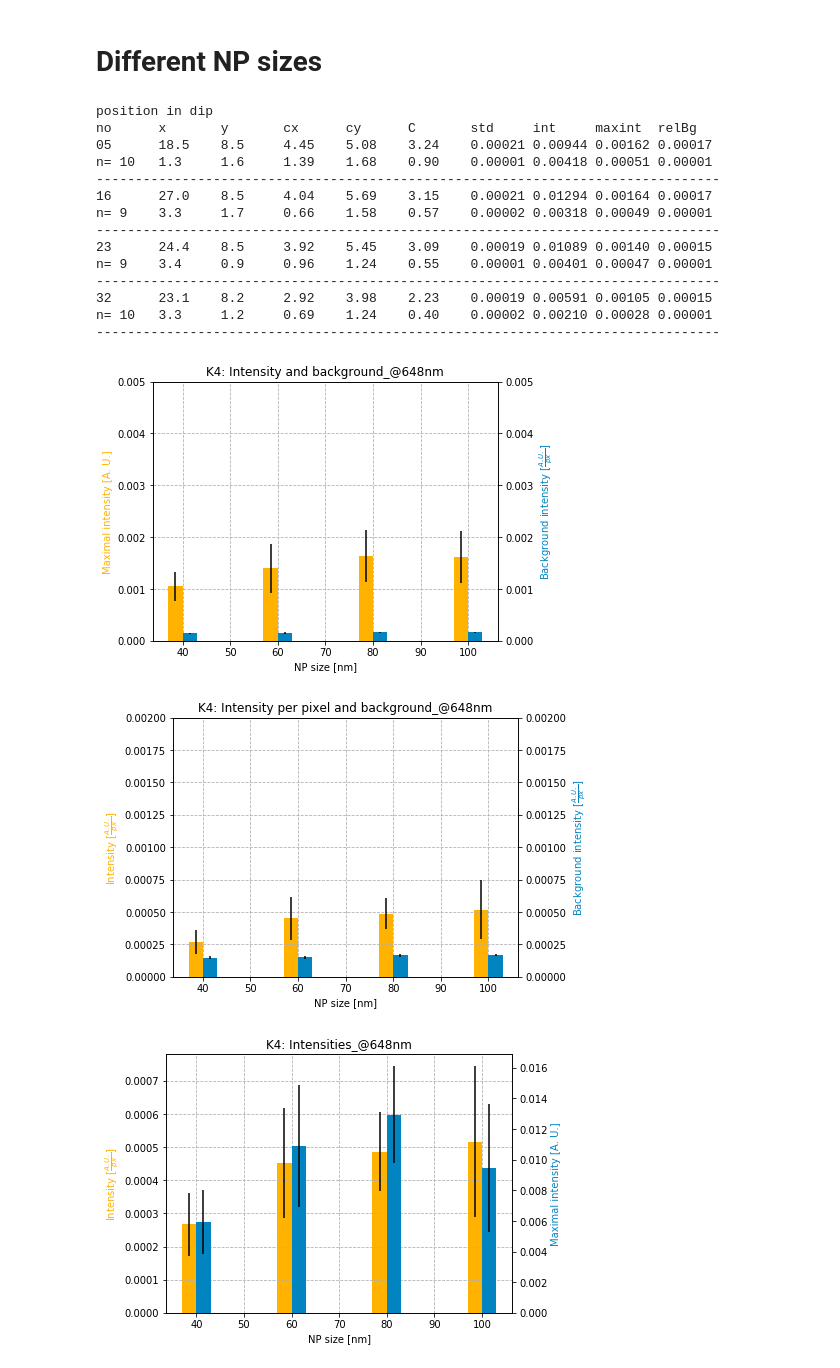
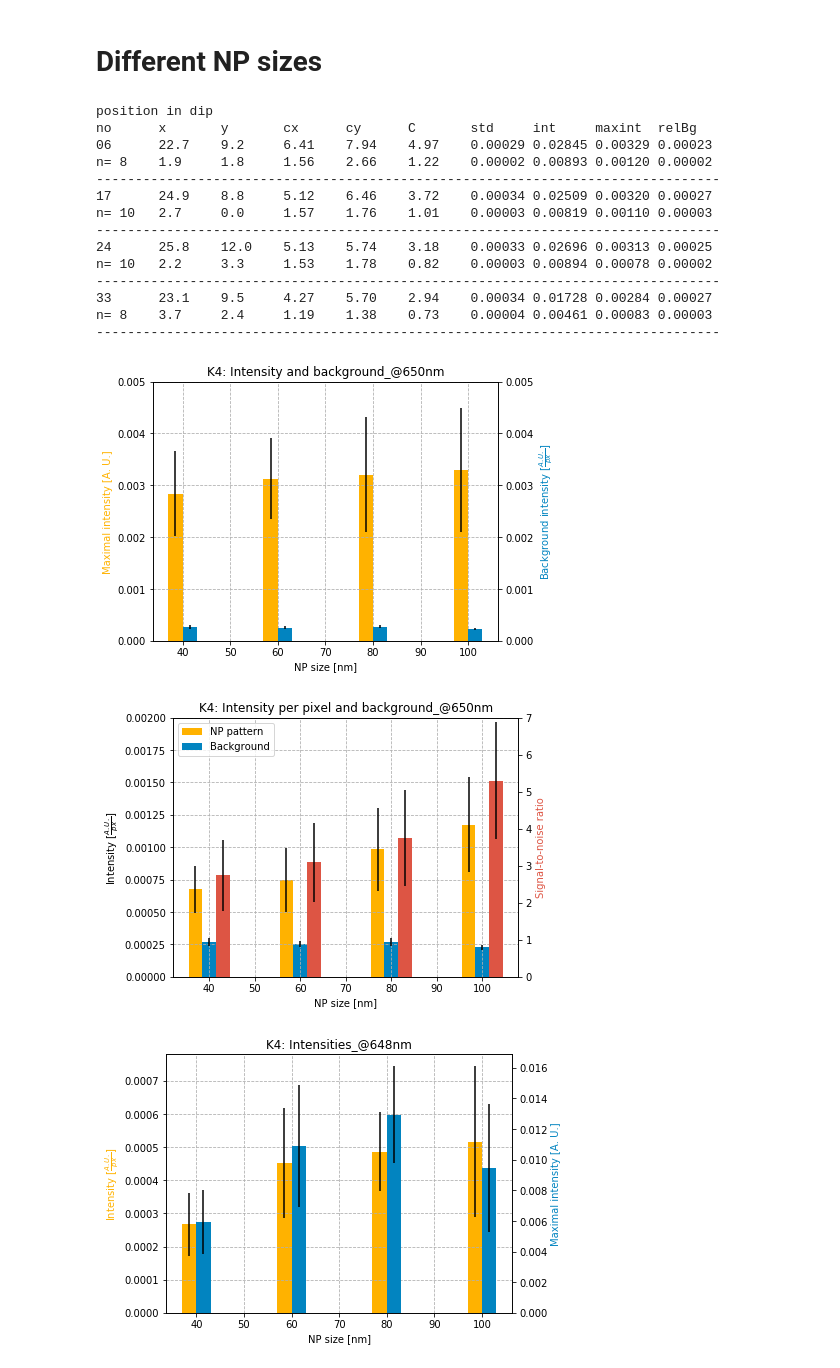
Before and after one commit to Yennda/spr_microscopy, a Jupyter notebook: jup_np_K4.ipynb, the cells around one changed output. Cells and saved outputs as stored; diff of their text form; code cells hidden in the pictures.

```diff
--- a/jup_np_K4.ipynb
+++ b/jup_np_K4.ipynb
@@ -296,10 +296,10 @@ fig.savefig(folder+'plots/'+title.lower()+'_'+name+'.png' , dpi=300,  bbox_inche
 # %% [markdown]
 # Different NP sizes
 # %%
-wl=648
-nm=[5 ,16, 23, 32]
-# wl=650
-# nm=[6, 17, 24, 33]
+# wl=648
+# nm=[5 ,16, 23, 32]
+wl=650
+nm=[6, 17, 24, 33]
 
 files=[folder+'raw_{:02.0f}_1'.format(f) for f in nm]
 # files+=[folder+'meas_diff_02_1',
@@ -307,11 +307,19 @@ files=[folder+'raw_{:02.0f}_1'.format(f) for f in nm]
 print('position in dip')
 data=[]
 data_std=[]
-
+data_stnr=[]
+data_stnr_std=[]
 
 print('no\tx\ty\tcx\tcy\tC\tstd\tint\tmaxint\trelBg')
 for file in files:
     info=na.readinfo(file)
+
+    stnr=[]
+    for row in info:
+        stnr.append(row[6]/(row[0]*row[1]/2.93**2)/row[8])
+    data_stnr.append(np.average(stnr))
+    data_stnr_std.append(np.std(stnr))
+
     info_stat=na.statistics(info)
     data.append(info_stat[0])
     data_std.append(info_stat[1])
@@ -322,17 +330,17 @@ for file in files:
 # %% [output]
 position in dip
 no      x       y       cx      cy      C       std     int     maxint  relBg
-05      18.5    8.5     4.45    5.08    3.24    0.00021 0.00944 0.00162 0.00017
-n= 10   1.3     1.6     1.39    1.68    0.90    0.00001 0.00418 0.00051 0.00001
+06      22.7    9.2     6.41    7.94    4.97    0.00029 0.02845 0.00329 0.00023
+n= 8    1.9     1.8     1.56    2.66    1.22    0.00002 0.00893 0.00120 0.00002
 --------------------------------------------------------------------------------
-16      27.0    8.5     4.04    5.69    3.15    0.00021 0.01294 0.00164 0.00017
-n= 9    3.3     1.7     0.66    1.58    0.57    0.00002 0.00318 0.00049 0.00001
+17      24.9    8.8     5.12    6.46    3.72    0.00034 0.02509 0.00320 0.00027
+n= 10   2.7     0.0     1.57    1.76    1.01    0.00003 0.00819 0.00110 0.00003
 --------------------------------------------------------------------------------
-23      24.4    8.5     3.92    5.45    3.09    0.00019 0.01089 0.00140 0.00015
-n= 9    3.4     0.9     0.96    1.24    0.55    0.00001 0.00401 0.00047 0.00001
+24      25.8    12.0    5.13    5.74    3.18    0.00033 0.02696 0.00313 0.00025
+n= 10   2.2     3.3     1.53    1.78    0.82    0.00003 0.00894 0.00078 0.00002
 --------------------------------------------------------------------------------
-32      23.1    8.2     2.92    3.98    2.23    0.00019 0.00591 0.00105 0.00015
-n= 10   3.3     1.2     0.69    1.24    0.40    0.00002 0.00210 0.00028 0.00001
+33      23.1    9.5     4.27    5.70    2.94    0.00034 0.01728 0.00284 0.00027
+n= 8    3.7     2.4     1.19    1.38    0.73    0.00004 0.00461 0.00083 0.00003
 --------------------------------------------------------------------------------
 # %%
 nps=[100, 80, 60, 40]
@@ -364,41 +372,45 @@ axes.bar([s-w/2 for s in nps], data1, w, yerr=data1_std, color=yellow, label='x'
 axesI.bar([s+w/2 for s in nps], data2, w, yerr=data2_std, color=blue,label='y')
 fig.savefig(folder+'plots/'+title.replace(' ', '_').lower()+'_'+name+'.png' , dpi=300,  bbox_inches='tight')
 # %% [output]
-[figure, old version]
+[figure, new version]
 # %%
 nps=[100, 80, 60, 40]
 data1=[d[6] for d in data]
 data1_std=[d[6] for d in data_std]
 data2=[d[8] for d in data]
 data2_std=[d[8] for d in data_std]
 area=[d[0]*d[1]/2.93**2 for d in data]
 
 w=3
 
 data3=[data1[i]/area[i] for i in range(len(data1))]
 data3_std=[data1_std[i]/area[i] for i in range(len(data1_std))]
 
 fig = plt.figure()
 axes = fig.add_axes([0.1, 0.1, 0.8, 0.9])
 axes.grid(linestyle='--')
 
 title='Intensity per pixel and background_@'+str(wl)+'nm'
 axes.set_title(name+': '+title)
 axes.set_xlabel('NP size [nm]')
-axes.set_ylabel('Intensity [$\\frac{A. U.}{px}$]', color=yellow)
+axes.set_ylabel('Intensity [$\\frac{A. U.}{px}$]', color='black')
 axes.set_ylim([0, 0.002])
 
 axesI = axes.twinx()
-axesI.set_ylabel('Background intensity [$\\frac{A. U.}{px}$]', color=blue)
-axesI.set_ylim([0, 0.002])
+axesI.set_ylabel('Signal-to-noise ratio', color=red)
+axesI.set_ylim([0, 7])
 
 
-axes.bar([s-w/2 for s in nps], data3, w, yerr=data3_std, color=yellow, label='x')
+axes.bar([s-w for s in nps], data3, w, yerr=data3_std, color=yellow, label='NP pattern')
+axes.bar([s for s in nps], data2, w, yerr=data2_std, color=blue,label='Background')
 
-axesI.bar([s+w/2 for s in nps], data2, w, yerr=data2_std, color=blue,label='y')
+axes.legend(loc=2)
+
+axesI.bar([s+w for s in nps], data_stnr, w, yerr=data_stnr_std, color=red,label='y')
+
 fig.savefig(folder+'plots/'+title.replace(' ', '_').lower()+'_'+name+'.png' , dpi=300,  bbox_inches='tight')
 # %% [output]
-[figure, old version]
+[figure, new version]
 # %%
 nps=[100, 80, 60, 40]
 data1=[d[6] for d in data]
```
Also changed, not shown: 5 other files.
